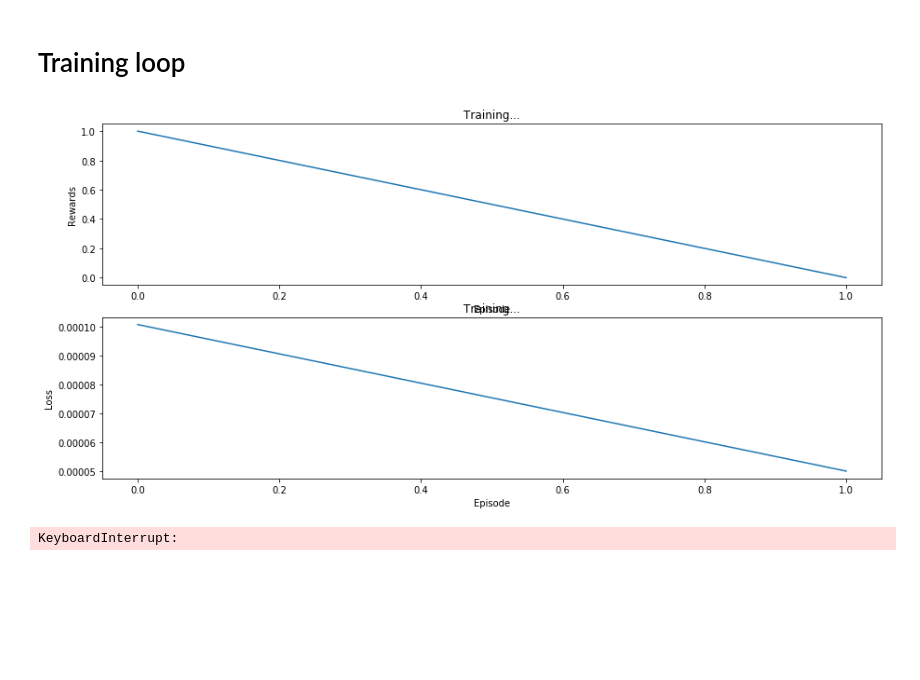
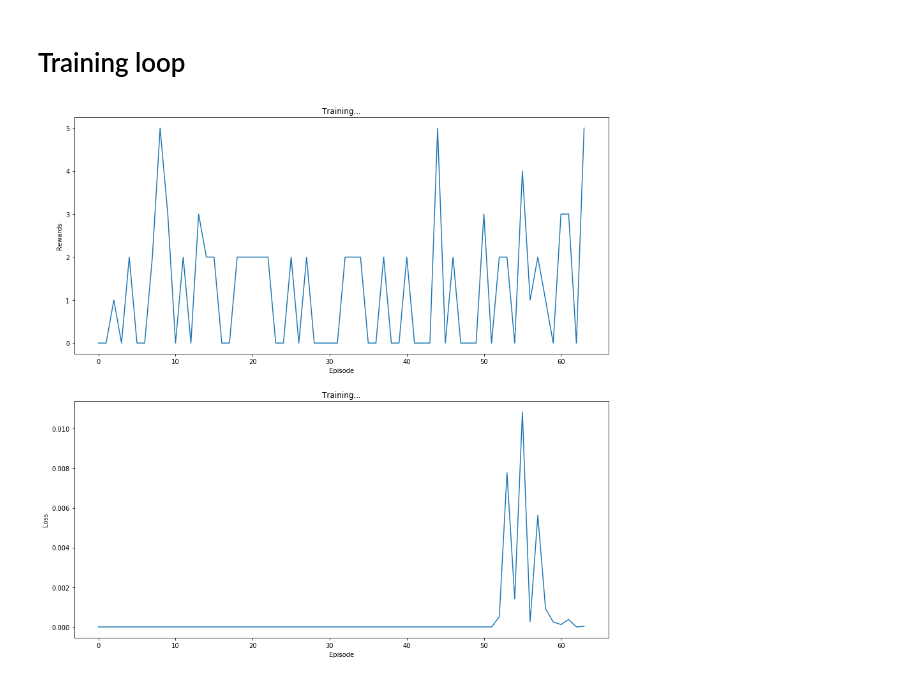
Before and after one commit to carlos-bologna/rl, a Jupyter notebook: breakout/breakout_pytorch.ipynb, the cells around one changed output. Cells and saved outputs as stored; diff of their text form; code cells hidden in the pictures; blank space fills up the shorter version.

```diff
--- a/breakout/breakout_pytorch.ipynb
+++ b/breakout/breakout_pytorch.ipynb
@@ -201,7 +201,7 @@ class ReplayMemory(object):  # stored as ( s, a, r, s_ ) in SumTree
     https://github.com/jaara/AI-blog/blob/master/Seaquest-DDQN-PER.py
     """
     PER_e = 0.01  # Hyperparameter that we use to avoid some experiences to have 0 probability of being taken
-    PER_a = 0.6  # Hyperparameter that we use to make a tradeoff between taking only exp with high priority and sampling randomly
+    PER_a = 1.  # Hyperparameter that we use to make a tradeoff between taking only exp with high priority and sampling randomly
     PER_b = 0.4  # importance-sampling, from initial value increasing to 1
 
     PER_b_increment_per_sampling = 0.001
@@ -293,6 +293,9 @@ class ReplayMemory(object):  # stored as ( s, a, r, s_ ) in SumTree
 
         for ti, p in zip(tree_idx, ps):
             self.tree.update(ti, p)
+
+    def __len__(self):
+        return np.sum(self.tree.data != 0)
 # %% [markdown]
 # Frame Buffer
 # %%
@@ -503,6 +506,9 @@ def plot_rewards():
 # Training loop
 # %%
 def optimize_model():
+
+    if len(memory) < memory.tree.capacity:
+        return
 
     tree_idx, batch, ISWeights_mb = memory.sample(BATCH_SIZE)
 
@@ -516,7 +522,7 @@ def optimize_model():
     action_batch = torch.cat(action_batch)
     reward_batch = torch.cat(reward_batch).unsqueeze(1)
     next_states_batch = torch.cat([s for s in next_states_batch if s is not None])
-    is_not_done = (1 - torch.tensor(dones_batch, dtype=torch.float)).unsqueeze(1)
+    is_not_done = (1 - torch.tensor(dones_batch, dtype=torch.float)).unsqueeze(1).to(device)
 
     # Compute Q(s_t, a) - the model computes Q(s_t), then we select the
     # columns of actions taken. These are the actions which would've been taken
@@ -549,6 +555,10 @@ def optimize_model():
     for param in policy_net.parameters():
         param.grad.data.clamp_(-1, 1)
 
+    prios = (state_action_values - expected_state_action_values).cpu().detach().numpy().squeeze()
+
+    memory.batch_update(tree_idx, prios)
+
     optimizer.step()
 
     return loss
@@ -583,43 +593,33 @@ for i_episode in range(num_episodes):
         total_reward += reward
 
         # Get next state with frame buffer
         next_s = get_screen()
         frame_buffer.push(next_s)
         next_state = frame_buffer.pull()
 
         # Store the transition in memory (for Replay)
         experience = state, action, reward, next_state, done
+
         memory.store(experience)
 
         # Perform one step of the optimization (on the target network)
         loss = optimize_model()
 
         if done:
             episode_rewards.append(total_reward)
-            episode_loss.append(loss)
+            episode_loss.append(loss if loss else 0)
             clear_output(True)
-
-            #plt.subplot(1, 4, 1)
-            #plt.imshow(state[0,0,:,:])
-            #plt.subplot(1, 4, 2)
-            #plt.imshow(state[0,1,:,:])
-            #plt.subplot(1, 4, 3)
-            #plt.imshow(state[0,2,:,:])
-            #plt.subplot(1, 4, 4)
-            #plt.imshow(state[0,3,:,:])
-
             plot_rewards()
             break
         else:
             state = next_state
 
     # Update the target network, copying all weights and biases in DQN
     if i_episode % TARGET_UPDATE == 0:
         target_net.load_state_dict(policy_net.state_dict())
 
 print('Complete')
 #env.render()
 env.close()
 # %% [output]
-[figure, old version]
+[figure, new version]
-KeyboardInterrupt:
```
Also changed, not shown: parts of 1 cell of this notebook, 2 other files.
